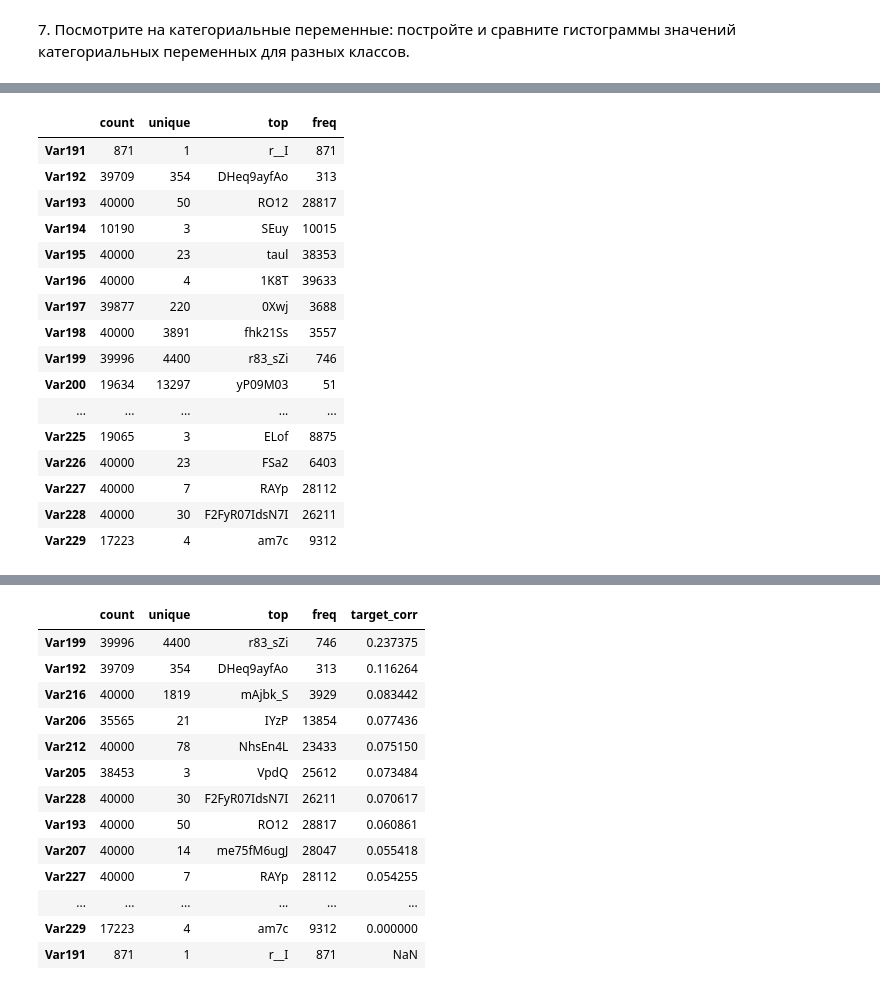
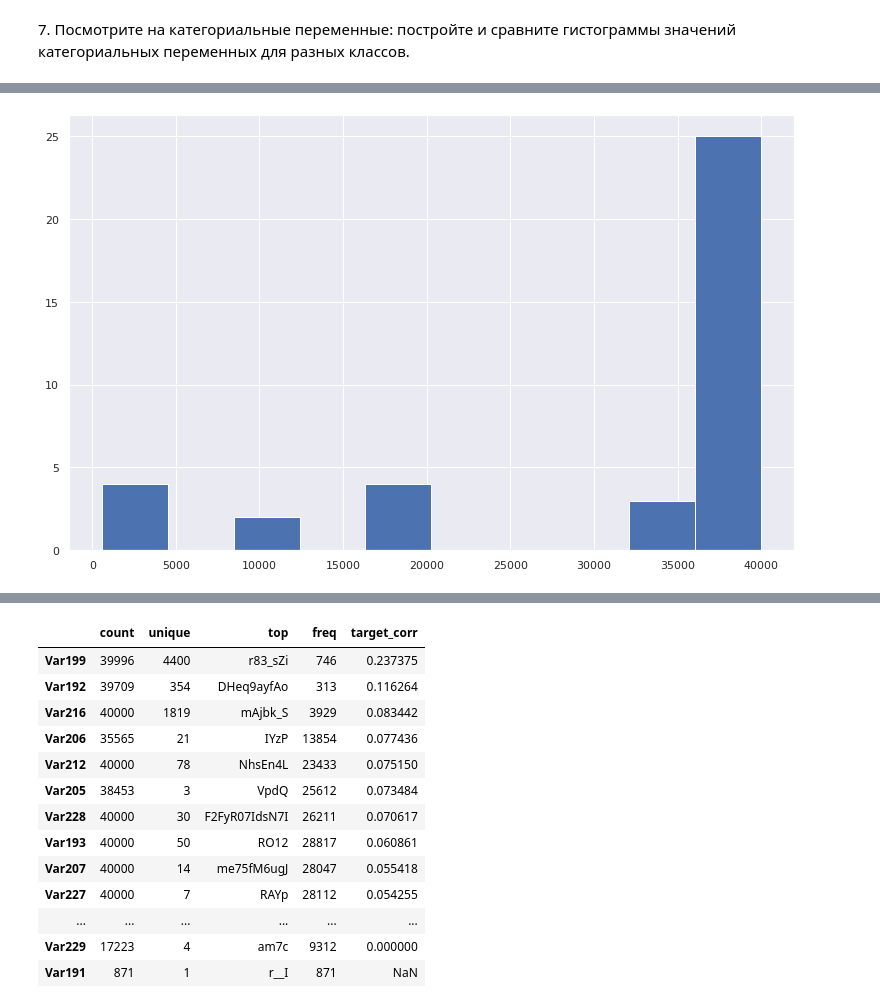
Before and after one commit to Uniholder/Specialization-Yandex-MIPT, a Jupyter notebook: 6_Final_projects/2_churn_prediction/week_1.ipynb, the cells around one changed output, grey strips where cells are left out. Cells and saved outputs as stored; diff of their text form; code cells hidden in the pictures.

```diff
--- a/6_Final_projects/2_churn_prediction/week_1.ipynb
+++ b/6_Final_projects/2_churn_prediction/week_1.ipynb
@@ -432,20 +452,4 @@ stats_cat =  df_cat.describe().T
 # %%
-stats_cat
+stats_cat['count'].hist();
 # %% [output]
-|  | count | unique | top | freq |
-| Var191 | 871 | 1 | r__I | 871 |
-| Var192 | 39709 | 354 | DHeq9ayfAo | 313 |
-| Var193 | 40000 | 50 | RO12 | 28817 |
-| Var194 | 10190 | 3 | SEuy | 10015 |
-| Var195 | 40000 | 23 | taul | 38353 |
-| Var196 | 40000 | 4 | 1K8T | 39633 |
-| Var197 | 39877 | 220 | 0Xwj | 3688 |
-| Var198 | 40000 | 3891 | fhk21Ss | 3557 |
-| Var199 | 39996 | 4400 | r83_sZi | 746 |
-| Var200 | 19634 | 13297 | yP09M03 | 51 |
-| ... | ... | ... | ... | ... |
-| Var225 | 19065 | 3 | ELof | 8875 |
-| Var226 | 40000 | 23 | FSa2 | 6403 |
-| Var227 | 40000 | 7 | RAYp | 28112 |
-| Var228 | 40000 | 30 | F2FyR07IdsN7I | 26211 |
-| Var229 | 17223 | 4 | am7c | 9312 |
+[figure, added]
```
Also changed, not shown: parts of 15 cells of this notebook.
